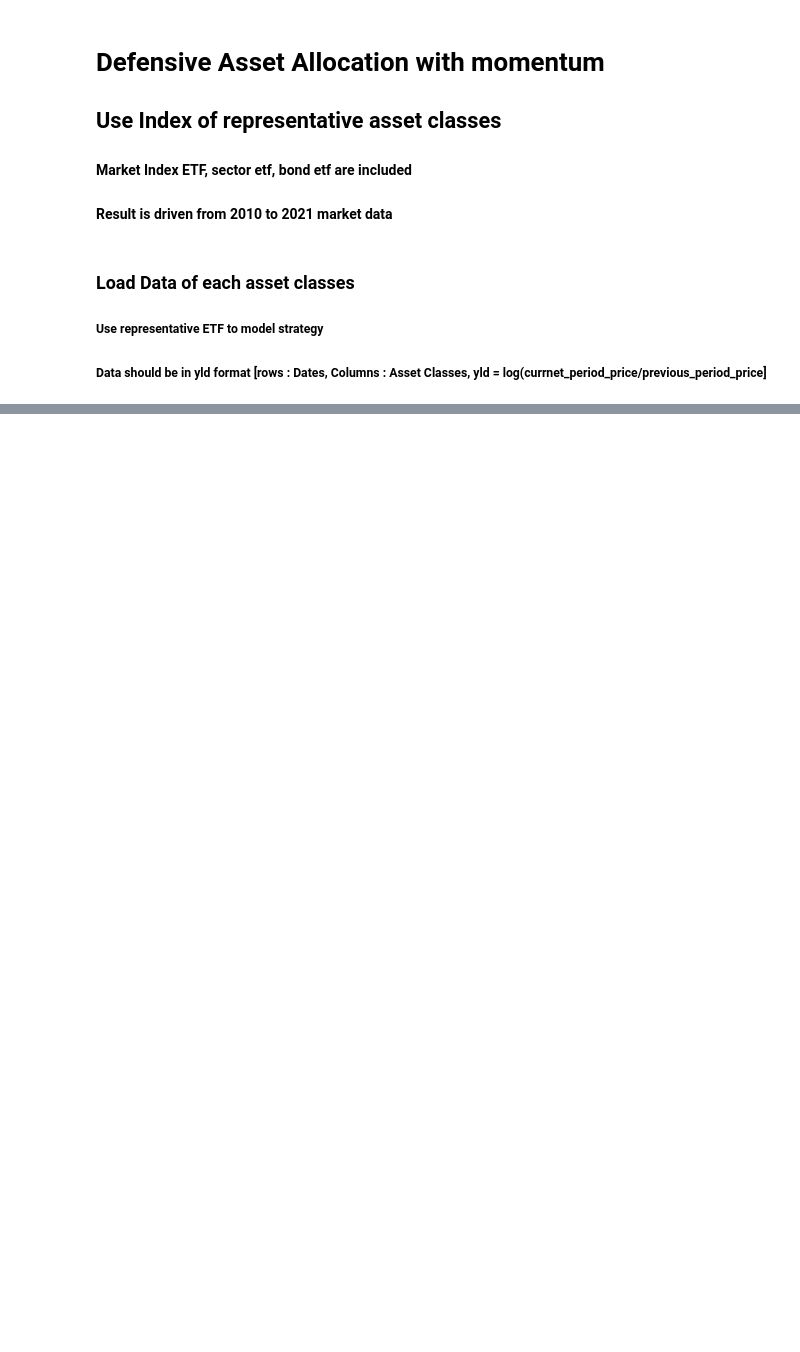
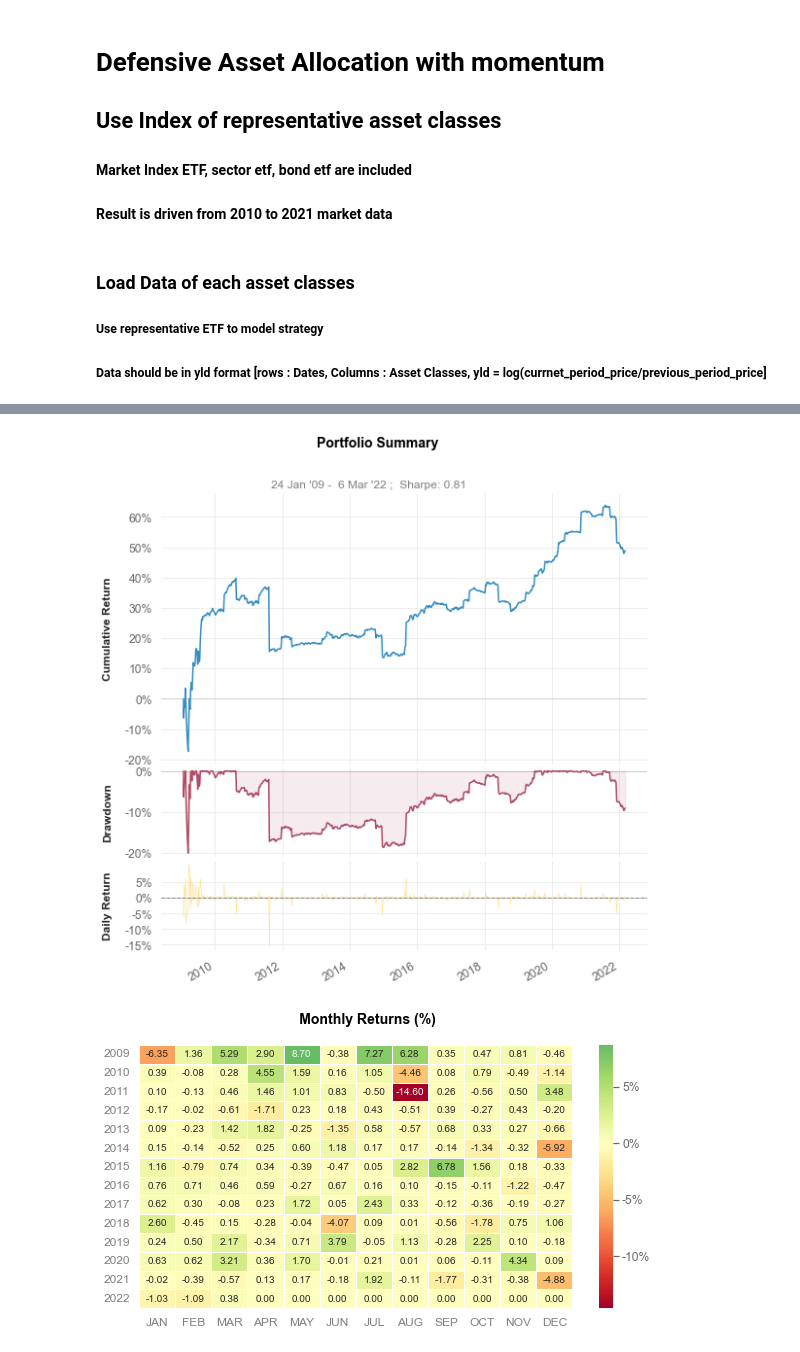
Before and after one commit to QuhiQuhihi/project_quant, a Jupyter notebook: note/07_defensive_asset_allocation_with_momentum.ipynb, the cells around one changed output, grey strips where cells are left out. Drawn from its saved outputs; the diff is of its cells as text; code cells hidden in the pictures; blank space fills up the shorter version.

```diff
--- a/note/07_defensive_asset_allocation_with_momentum.ipynb
+++ b/note/07_defensive_asset_allocation_with_momentum.ipynb
@@ -23,20 +23,15 @@ import quantstats
 ##### Data should be in yld format [rows : Dates, Columns : Asset Classes, yld = log(currnet_period_price/previous_period_price]
 # %%
 asset_class_ticker =[
+    "IVV",  # iShares Core S&P 500 ETF                              2000-05-15
+    "QQQ",  # Invesco QQQ trust Nasdaq 100                          1999-03-10
+    "VEA",  # Vanguard FTSE Developed Markets ETF                   2007-07-02
+    "TLT",  # iShares 20+ Year Treasury Bond ETF                    2002-07-22
+    "TIP",  # iShares TIPS Bond ETF                                 2003-12-04
     "LQD",  # iShares iBoxx $ Investment Grade Corporate Bond ETF   2002-07-22
     "DBC",  # Invesco DB Commodity Index Tracking Fund              2006-02-03
-    "XLB",  # The Materials Select Sector SPDR® Fund                1998-12-16
-    "XLE",  # The Energy Select Sector SPDR® Fund                   1998-12-22
-    "XLF",  # The Financial Select Sector SPDR® Fund                1998-12-22
-    "XLI",  # The Industrial Select Sector SPDR® Fund               1998-12-22
-    "XLK",  # The Technology Select Sector SPDR® Fund               1998-12-22
-    "XME",  # SPDR® S&P® Metals & Mining ETF                        2006-06-23
-    "XLP",  # The Consumer Staples Select Sector SPDR® Fund         1998-12-22
-    "XLY",  # The Consumer Discretionary Select Sector SPDR® Fund   1998-12-22
-    "XLU",  # The Utilities Select Sector SPDR® Fund                1998-12-22
-    "XLV",  # The Health Care Select Sector SPDR® Fund              1998-12-22
-    "XPH",  # SPDR® S&P® Pharmaceuticals ETF                        2006-06-22
-    "XBI",  # SPDR® S&P® Biotech ETF                                2006-02-06
+    "RWR",  # SPDR® Dow Jones® REIT ETF                             2001-04-23
+    "GSG",  # iShares S&P GSCI Commodity-Indexed Trust              2006-07-10
 
     # Defensive Assets
     "SHY",  # iShares 1-3 Year Treasury Bond ETF                    2002-07-22
@@ -217,6 +209,8 @@ mp_table_result
 # %%
 rebal_strategy = momentum_rebalance_strategy(
     strategy=sector_momentum, yld_df=yield_df,
-    bm_strategy=sp500_buy_hold_strategy, bm_yld_df=benchmark_yield_df,
+    bm_strategy=all_weather_strategy, bm_yld_df=benchmark_yield_df,
     lookback_period=0
 )
+rebal_strategy = rebal_strategy.iloc[52:]
+rebal_strategy
@@ -222,0 +232,5 @@ rebal_strategy = momentum_rebalance_strategy(
+# %%
+quantstats.reports.plots(returns = rebal_strategy.loc[ : , 'strategy_return'],benchmark = rebal_strategy.loc[ :, 'benchmark_return'], mode='basic')
+# %% [output]
+[figure, added]
+[figure, added]
```
Also changed, not shown: parts of 8 cells of this notebook, 3 other files.
